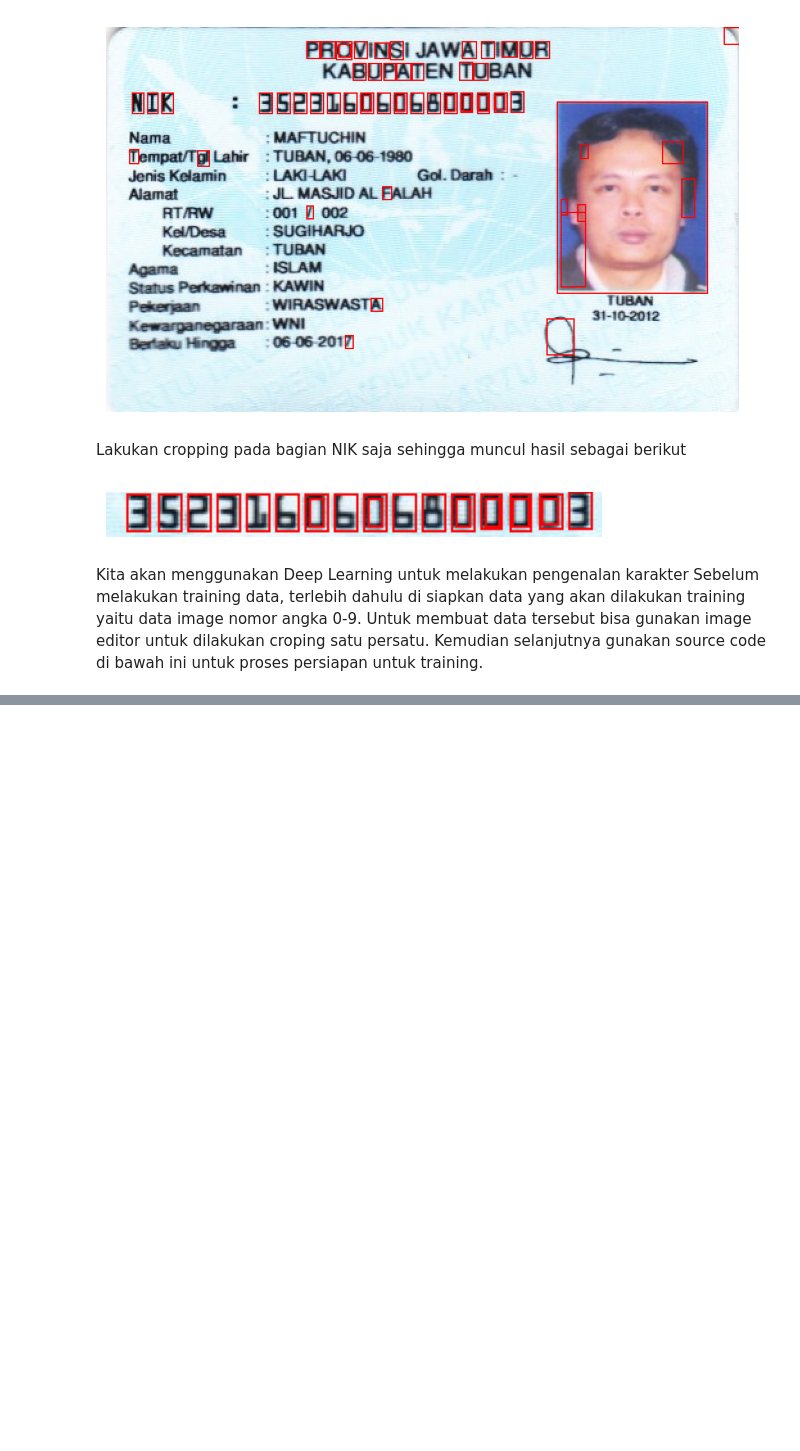
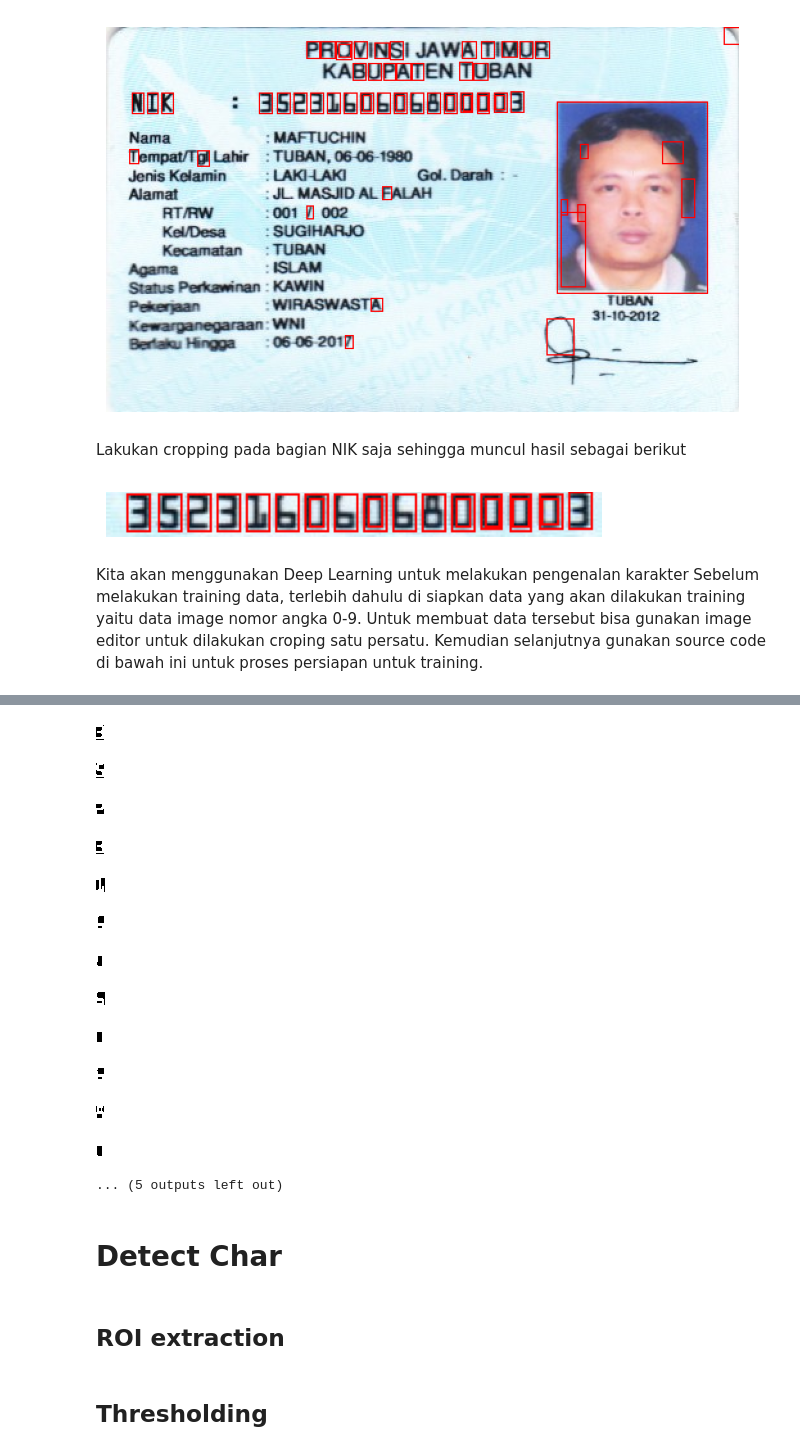
Before and after one commit to wira29/PCVK_Ganjil_2023, a Jupyter notebook: 28_WiradarmaNB_Week12.ipynb, the cells around one changed output, grey strips where cells are left out. Cells and saved outputs as stored; diff of their text form; code cells hidden in the pictures; blank space fills up the shorter version.

```diff
--- a/28_WiradarmaNB_Week12.ipynb
+++ b/28_WiradarmaNB_Week12.ipynb
@@ -520,0 +453,10 @@ ValueError: ignored
+# %%
+# Define function for contour detection
+def find_contours(img):
+  conts = cv.findContours(img, cv.RETR_EXTERNAL, cv.CHAIN_APPROX_SIMPLE)
+  conts = imutils.grab_contours(conts)
+  conts = sort_contours(conts, method='left-to-right')[0]
+
+  return conts
+# %%
+conts = find_contours(erode.copy())
@@ -520,0 +507,41 @@ ValueError: ignored
+# %%
+# Get the char based on contour
+
+# Setup min/max width/hight for char
+min_w, max_w = 5, 20
+min_h, max_h = 5, 20
+img_copy = nik.copy()
+detected_char = []
+
+for c in conts:
+  (x, y, w, h) = cv.boundingRect(c) # find bounding box based on contour
+  if(w >= min_w and w <= max_w) and (h >= min_h and h <= max_h): # if pixel follow this rule, it consider as char
+    roi = gray[y:y+h, x:x+w] # get region of interest for char
+    thresh = cv.threshold(roi, 0, 255, cv.THRESH_BINARY_INV + cv.THRESH_OTSU)[1]
+    cv2_imshow(thresh) # check
+
+    # Build bounding box on original image
+    cv.rectangle(img_copy, (x,y), (x+w, y+h), (255,0,0), 1)
+
+# Show bounding box on original image
+plt.imshow(cv.cvtColor(img_copy, cv.COLOR_BGR2RGB))
+plt.axis('on')
+plt.show()
+# %% [output]
+[figure, added]
+[figure, added]
+[figure, added]
+[figure, added]
+[figure, added]
+[figure, added]
+[figure, added]
+[figure, added]
+[figure, added]
+[figure, added]
+[figure, added]
+[figure, added]
+... (5 outputs left out)
+# %% [markdown]
+# Detect Char
+# %% [markdown]
+## ROI extraction
@@ -520,0 +553,2 @@ ValueError: ignored
+# %% [markdown]
+## Thresholding
```
Also changed, not shown: parts of 32 cells of this notebook.
